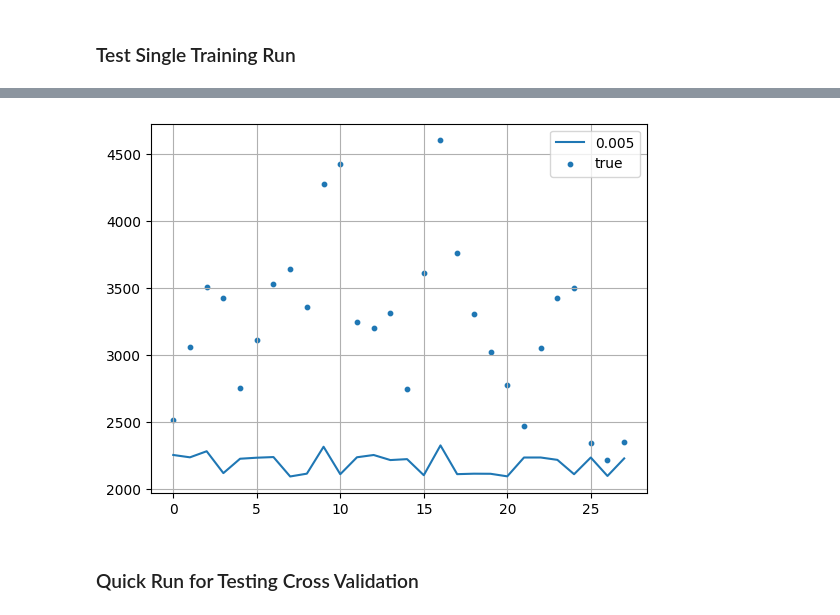
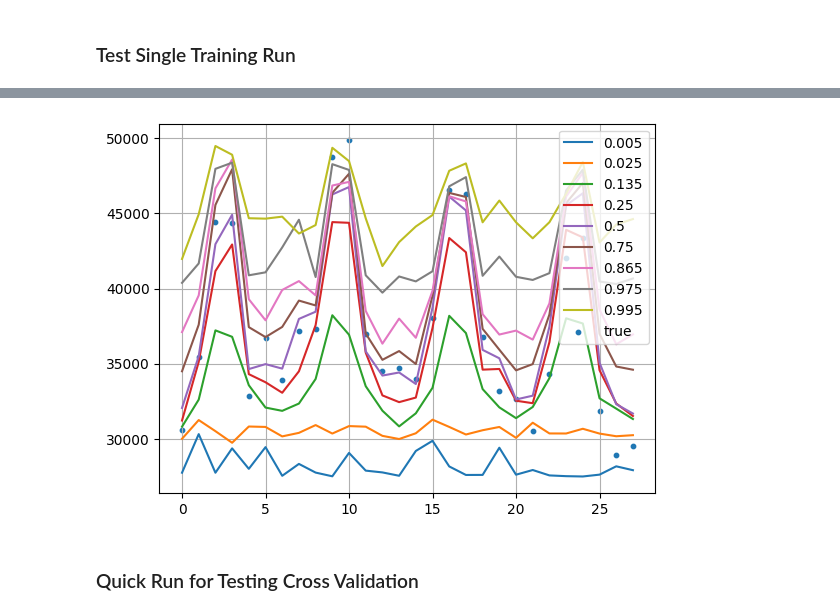
Before and after one commit to CodingNoob234/m5-forecasting-uncertainty, a Jupyter notebook: code/un_training_model_quantiles.ipynb, the cells around one changed output, grey strips where cells are left out. Saved outputs shown, nothing was run; the diff lists cells and outputs as text; code cells hidden in the pictures.

Commit message:
added many plots for EDA and supporting argument for feature choices

```diff
--- a/code/un_training_model_quantiles.ipynb
+++ b/code/un_training_model_quantiles.ipynb
@@ -160,7 +160,7 @@ class LoadData:
 # %% [markdown]
 ### Test Single Training Run
 # %%
-level = 'Level10'
+level = 'Level1'
 dataLoader = LoadData()
 features, targets = dataLoader.prep_data(level, 1914)
 list(features.columns)
@@ -185,7 +185,7 @@ list(features.columns)
  'days_fwd']
 # %%
 # kfold
-prefixes = ['autoquantiles_']
+prefixes = ['seasonal', 'auto_sold_ewm']
 features_train, features_validation, targets_train, targets_validation =\
     train_test_split(features, targets, test_size = 28, shuffle=False, random_state=42)
     # train_test_split(features[[c for c in features.columns if prefixes_in_column(c, prefixes)]], targets, train_size = .8, shuffle=False, random_state=42)
@@ -242,8 +242,6 @@ for q in [0.005, 0.025, 0.135, 0.25, 0.5, 0.75, 0.865, 0.975, 0.995]:
     )
     plt.plot(mod.predict(features_validation), label = f'{q}')
 
-    break
-
 # # plot prediction vs. true outcome (with quantile regression, this should correspond to confidence bounds)
 # n = 100000000
 # idx = targets_validation[:n].index
@@ -291,4 +293,4 @@ And if memory is not enough, you can set `force_col_wise=true`.
-[figure, old version]
+[figure, new version]
 # %% [markdown]
 ### Quick Run for Testing Cross Validation
 # %%
```
Also changed, not shown: parts of 6 cells of this notebook, 2 other files.
